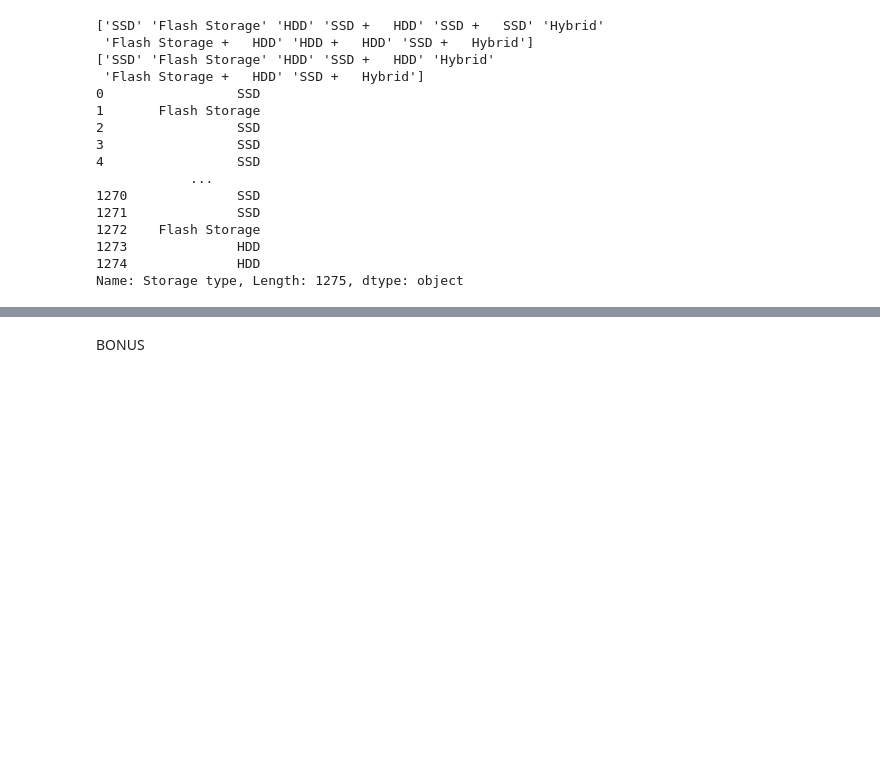
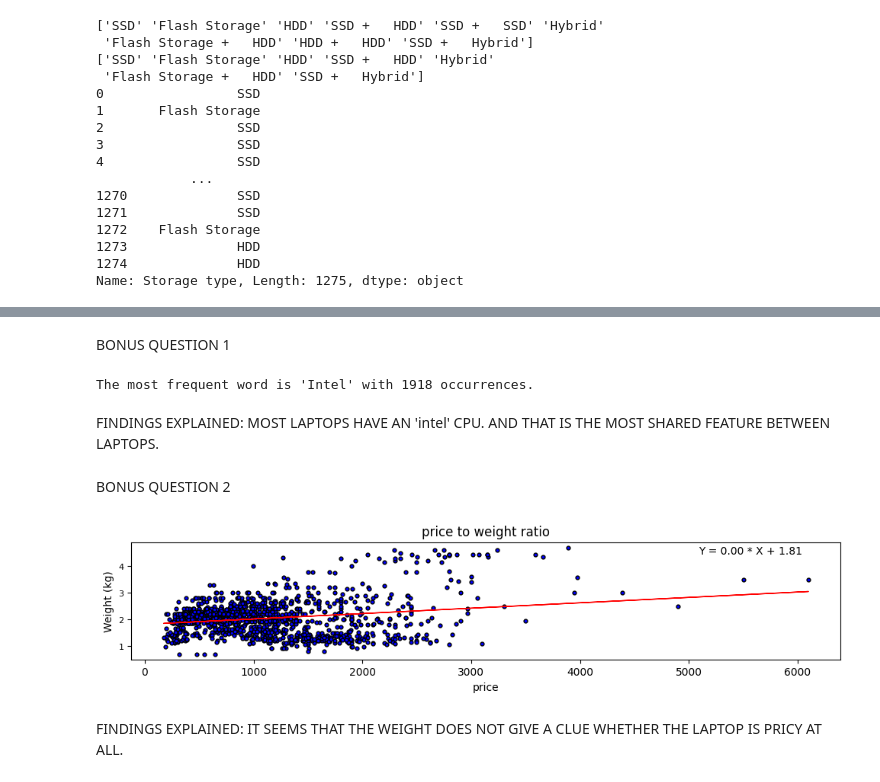
Before and after one commit to Amit-Snir/mini-project-1, a Jupyter notebook: Answers.ipynb, the cells around one changed output, grey strips where cells are left out. Saved outputs shown, nothing was run; the diff lists cells and outputs as text; code cells hidden in the pictures; blank space fills up the shorter version.

Commit message:
9th and hopefully last - with bonus

```diff
--- a/Answers.ipynb
+++ b/Answers.ipynb
@@ -368,2 +381,66 @@ Name: Storage type, Length: 1275, dtype: object
 # %% [markdown]
-BONUS
+BONUS QUESTION 1
+# %%
+import numpy as np
+import pandas as pd
+import matplotlib.pyplot as plt
+
+df = pd.read_csv('C:\\python advenced\\my-reposatory\\mini project 1\\laptop_price_dataset.csv')
+
+mydict = {}
+
+#going through all the columns
+for column in df.columns:
+    #going through all the text in each column
+    for text in df[column]:
+        #splitting the text into words
+        words = str(text).split()
+        #for each word, check if its already in my dictionary, if not, add it with value of 1 count
+        for word in words:
+            if word not in mydict:
+                mydict[word] = 1
+            else:
+                #if the word exist in dictionary, adding to its current value 1
+                mydict[word] += 1
+
+#find the word with the gihest count value
+max_word = max(mydict, key=mydict.get)
+max_count = mydict[max_word]
+
+#lets see what is the most shared feature of all laptops
+print(f"The most frequent word is '{max_word}' with {max_count} occurrences.")
+# %% [output]
+The most frequent word is 'Intel' with 1918 occurrences.
+# %% [markdown]
+FINDINGS EXPLAINED: MOST LAPTOPS HAVE AN 'intel' CPU. AND THAT IS THE MOST SHARED FEATURE BETWEEN LAPTOPS.
+# %% [markdown]
+BONUS QUESTION 2
+# %%
+import numpy as np
+import pandas as pd
+import matplotlib.pyplot as plt
+
+df = pd.read_csv('C:\\python advenced\\my-reposatory\\mini project 1\\laptop_price_dataset.csv')
+
+#plotting a scatter
+plt.figure(figsize=(12, 2))
+plt.scatter(df['Price (Euro)'], df['Weight (kg)'], color='blue', edgecolors= 'black', s = 12)
+
+#making a linear regression line
+slope, intercept = np.polyfit(df['Price (Euro)'], df['Weight (kg)'], 1)
+line = slope * df['Price (Euro)'] + intercept
+plt.plot(df['Price (Euro)'], line, color='red', linewidth=1, label='trend line')
+
+#finding the slope's equation
+plt.text(x=0.8, y=0.9, s=f'Y = {slope:.2f} * X + {intercept:.2f}', transform=plt.gca().transAxes)
+
+#titles and axises
+plt.xlabel('price')
+plt.ylabel('Weight (kg)')
+plt.title('price to weight ratio')
+plt.yticks(rotation=0, fontsize=8)
+plt.show()
+# %% [output]
+[figure, added]
+# %% [markdown]
+FINDINGS EXPLAINED: IT SEEMS THAT THE WEIGHT DOES NOT GIVE A CLUE WHETHER THE LAPTOP IS PRICY AT ALL.
```
Also changed, not shown: parts of 1 cell of this notebook.
